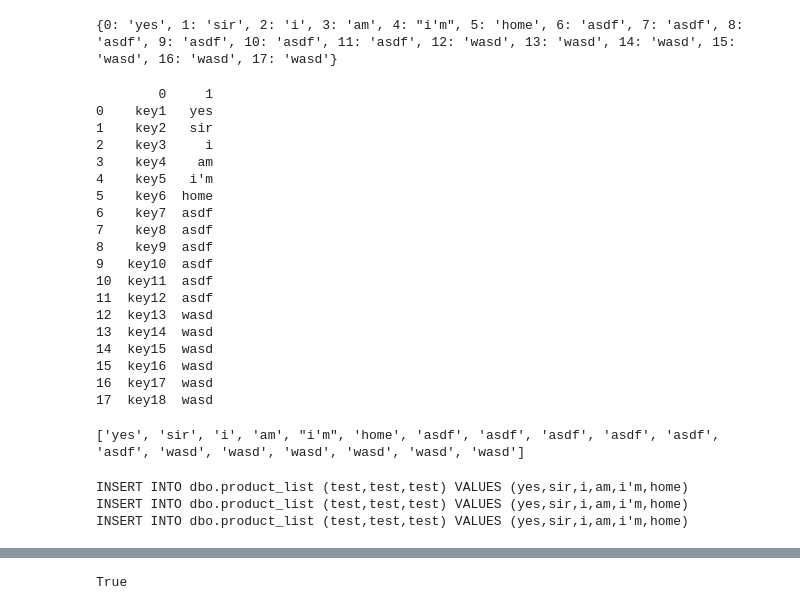
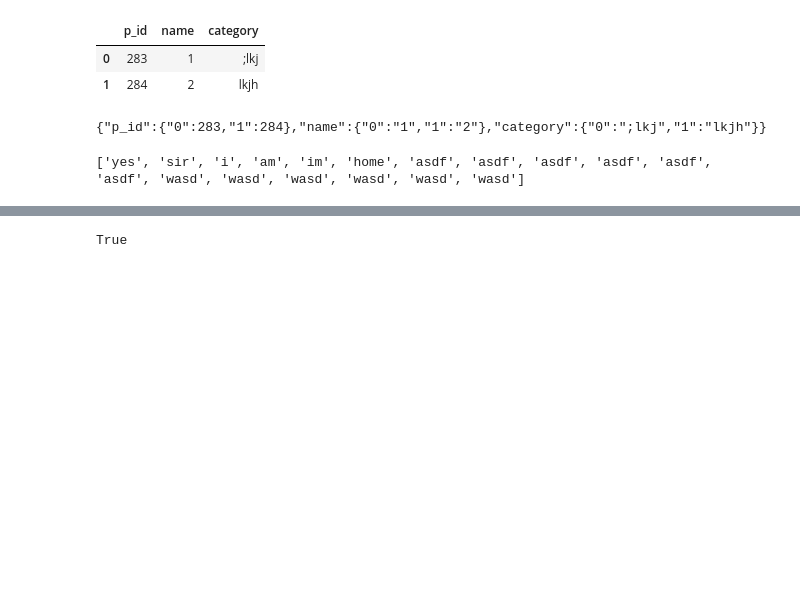
Before and after one commit to tristan-kenneth-tarpley/marketr, a Jupyter notebook: analysis.ipynb, the cells around one changed output, grey strips where cells are left out. Saved outputs shown, nothing was run; the diff lists cells and outputs as text; code cells hidden in the pictures; blank space fills up the shorter version.

```diff
--- a/analysis.ipynb
+++ b/analysis.ipynb
@@ -30,69 +30,34 @@ def get_customers():
 
 def debug(strSQL):
     print(strSQL)
+# %%
+query = "SELECT p_id, name, category FROM dbo.product_list WHERE customer_id = " + str(22)
+
+results = sql_to_df(query)
+results.head()
+# %% [output]
+|  | p_id | name | category |
+| 0 | 283 | 1 | ;lkj |
+| 1 | 284 | 2 | lkjh |
+# %%
+results = results.to_json(orient='columns')
+print(results)
+# %% [output]
+{"p_id":{"0":283,"1":284},"name":{"0":"1","1":"2"},"category":{"0":";lkj","1":"lkjh"}}
 # %%
 query = """INSERT INTO dbo.product_list
     (name, complexity)
     VALUES ('test', 'test');commit;"""
 # %%
-d = {'key1': "yes", 'key2': "sir", 'key3': "i", 'key4': "am", 'key5': "i'm", 'key6': "home", 'key7': "asdf", 'key8': "asdf", 'key9': "asdf", 'key10': "asdf", 'key11': "asdf", 'key12': "asdf", 'key13': "wasd", 'key14': "wasd", 'key15': "wasd", 'key16': "wasd", 'key17': "wasd", 'key18': "wasd"}
-q = 0
+d = {'key1': "yes", 'key2': "sir", 'key3': "i", 'key4': "am", 'key5': "im", 'key6': "home", 'key7': "asdf", 'key8': "asdf", 'key9': "asdf", 'key10': "asdf", 'key11': "asdf", 'key12': "asdf", 'key13': "wasd", 'key14': "wasd", 'key15': "wasd", 'key16': "wasd", 'key17': "wasd", 'key18': "wasd"}
+z = 0
 d1 = {}
 for x, y in d.items():
-    d1[q] = y
-    q = q+1
+    d1[str(z)] = y
+    z = z+1
 
-print(d1)
+x = pd.DataFrame(list(d.items()))
+test = list(x.iloc[:,1])
+print(test)
 # %% [output]
-{0: 'yes', 1: 'sir', 2: 'i', 3: 'am', 4: "i'm", 5: 'home', 6: 'asdf', 7: 'asdf', 8: 'asdf', 9: 'asdf', 10: 'asdf', 11: 'asdf', 12: 'wasd', 13: 'wasd', 14: 'wasd', 15: 'wasd', 16: 'wasd', 17: 'wasd'}
+['yes', 'sir', 'i', 'am', 'im', 'home', 'asdf', 'asdf', 'asdf', 'asdf', 'asdf', 'asdf', 'wasd', 'wasd', 'wasd', 'wasd', 'wasd', 'wasd']
-# %%
-x = pd.DataFrame(list(d.items()))
-print(x)
-# %% [output]
-        0     1
-0    key1   yes
-1    key2   sir
-2    key3     i
-3    key4    am
-4    key5   i'm
-5    key6  home
-6    key7  asdf
-7    key8  asdf
-8    key9  asdf
-9   key10  asdf
-10  key11  asdf
-11  key12  asdf
-12  key13  wasd
-13  key14  wasd
-14  key15  wasd
-15  key16  wasd
-16  key17  wasd
-17  key18  wasd
-# %%
-test = list(x.iloc[:,1])
-print(test)
-# %% [output]
-['yes', 'sir', 'i', 'am', "i'm", 'home', 'asdf', 'asdf', 'asdf', 'asdf', 'asdf', 'asdf', 'wasd', 'wasd', 'wasd', 'wasd', 'wasd', 'wasd']
-# %%
-q = 0
-length = len(test)
-product_len = 3
-while q < product_len:
-    start = 0
-    end = 6
-    current = test[start:end]
-
-    if q==0:
-        query = """INSERT INTO dbo.product_list (test,test,test) VALUES (""" + current[0] + """,""" + current[1] + """,""" + current[2] + """,""" + current[3] + """,""" + current[4] + """,""" + current[5] + """)"""
-        print(query)
-    else:
-        start = start+6
-        end = end+6
-        current = current[start:end]
-#         query = """INSERT INTO dbo.product_list (test,test,test) VALUES (""" + current[0] + """,""" + current[1] + """,""" + current[2] + """,""" + current[3] + """,""" + current[4] + """,""" + current[5] + """)"""
-        print(query)
-    q = q+1
-# %% [output]
-INSERT INTO dbo.product_list (test,test,test) VALUES (yes,sir,i,am,i'm,home)
-INSERT INTO dbo.product_list (test,test,test) VALUES (yes,sir,i,am,i'm,home)
-INSERT INTO dbo.product_list (test,test,test) VALUES (yes,sir,i,am,i'm,home)
```
Also changed, not shown: parts of 4 cells of this notebook, 4 other files.
